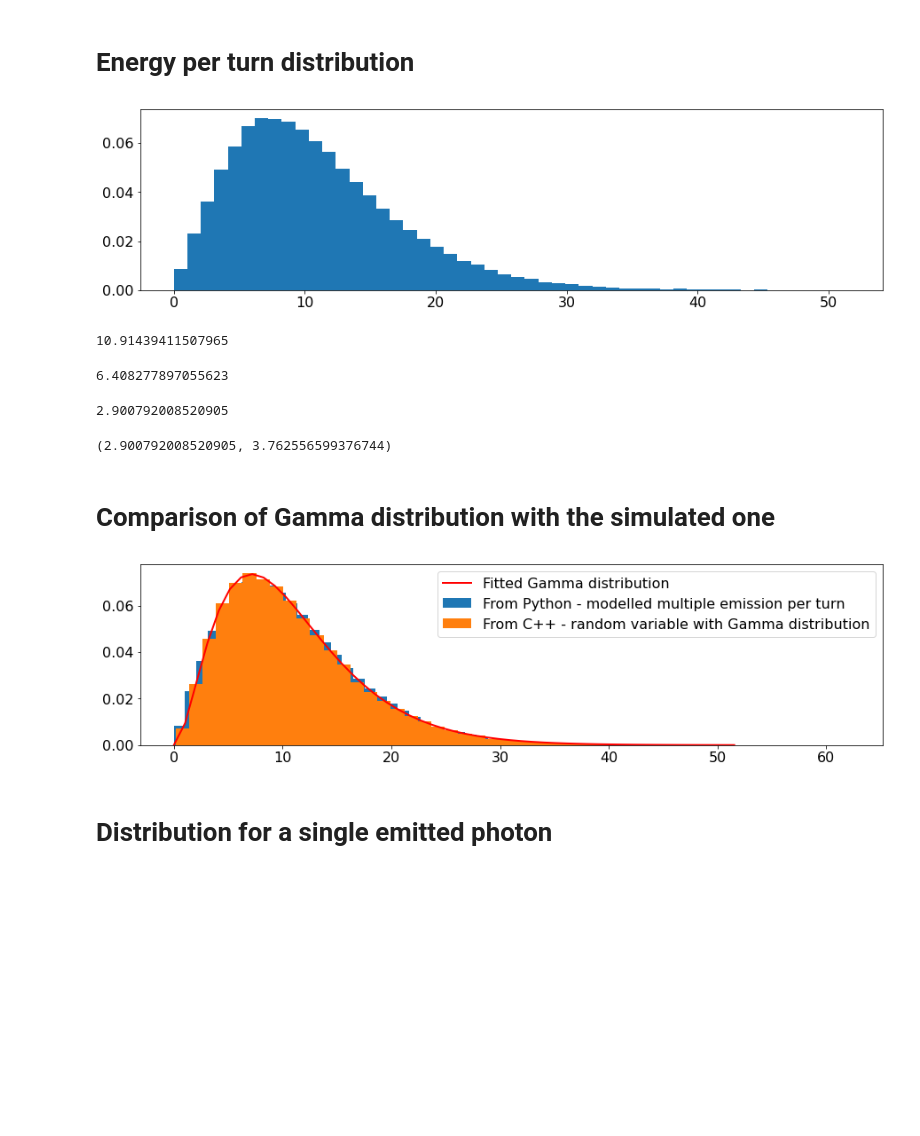
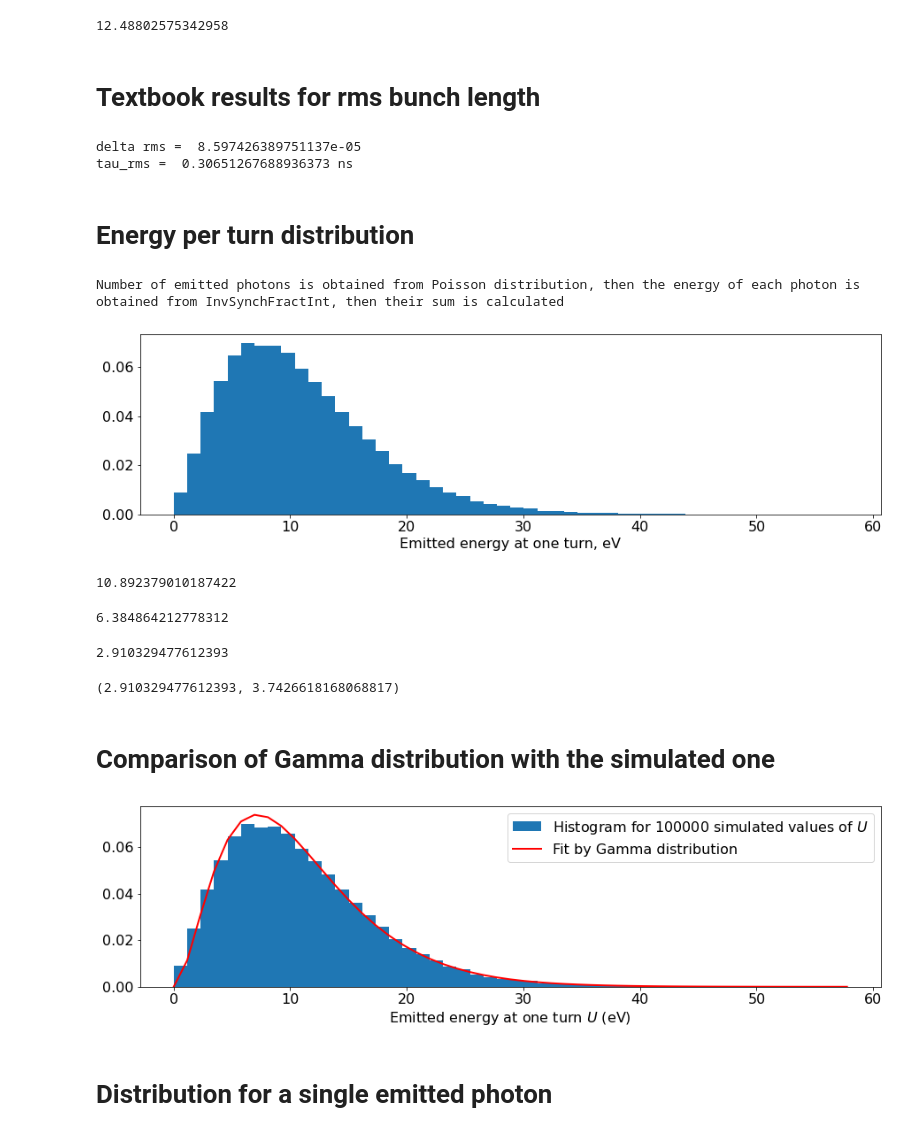
Before and after one commit to IharLobach/ursse, a Jupyter notebook: analyzing_collected_data/shifts/shift_02_28_2020/experiment_vs_simulation_random_walk.ipynb, the cells around one changed output. Cells and saved outputs as stored; diff of their text form; code cells hidden in the pictures; blank space fills up the shorter version.

Commit message:
made plots and numerical values for sync motion note

```diff
--- a/analyzing_collected_data/shifts/shift_02_28_2020/experiment_vs_simulation_random_walk.ipynb
+++ b/analyzing_collected_data/shifts/shift_02_28_2020/experiment_vs_simulation_random_walk.ipynb
@@ -13,0 +12,9 @@ shift = PathAssistant('shift_02_28_2020')
+# %%
+gamma = get_from_config("gamma")
+alpha = get_from_config("ring_alpha")
+V = get_from_config("Vrf")
+f = 1/get_from_config("IOTA_revolution_period")
+h = get_from_config("RF_q")
+c = get_from_config("c_m/s")
+rho= get_from_config("dipole_rho_m")
+D = alpha*(1/f*c/2/np.pi)/rho
@@ -14,45 +25,63 @@ shift = PathAssistant('shift_02_28_2020')
 # %%
-gamma = get_from_config("gamma")
-alpha = get_from_config("ring_alpha")
-V = 380
-f = 1/get_from_config("IOTA_revolution_period")
-h = get_from_config("RF_q")
-JE = get_from_config("damping_partition_JE")
-rho=70
-hbar_c = 0.1973269804e-4
+hbar_c = 0.1973269804e-6
 gamma_to_nav = 0.0661969
 Ec = 3 / 2 * hbar_c * pow(gamma, 3) / rho
 nav = gamma_to_nav*gamma
+save_to_config("nav", nav)
+save_to_config("Ec", Ec)
+# %%
+nav
+# %% [output]
+12.48802575342958
+# %% [markdown]
+# Textbook results for  rms bunch length
+# %%
+E0 = gamma*511000
+v0 = V/E0
+eta = alpha - 1/gamma**2
+w = 2*np.pi*h*eta
+delta_rms = 0.62e-6*gamma/np.sqrt(JE*rho)
+print("delta rms = ", delta_rms)
+tau_rms = 1e9*delta_rms/((f*h)*2*np.pi*np.sqrt(V/(2*np.pi*E0*h*np.abs(eta))))
+print("tau_rms = ", tau_rms, "ns")
+# %% [output]
+delta rms =  8.597426389751137e-05
+tau_rms =  0.30651267688936373 ns
 # %% [markdown]
 # Energy per turn distribution
 # %%
 nrev = 100000
 nphs = np.random.poisson(lam=nav, size=nrev)
 ens = np.zeros(nrev)
 for i,nph in enumerate(nphs):
     ens[i] = sum([sm.InvSynchFractInt(r) for r in np.random.rand(nph)])*Ec
 plt.hist(ens, bins=50, density=True)
+plt.xlabel("Emitted energy at one turn, eV")
+print("Number of emitted photons is obtained from Poisson distribution,"
+     " then the energy of each photon is obtained from InvSynchFractInt,"
+     " then their sum is calculated")
 plt.show()
 # %% [output]
+Number of emitted photons is obtained from Poisson distribution, then the energy of each photon is obtained from InvSynchFractInt, then their sum is calculated
-[figure, old version]
+[figure, new version]
 # %%
 Eav = np.mean(ens)
 Eav
 # %% [output]
-10.91439411507965
+10.892379010187422
 # %%
 Estd = np.std(ens)
 Estd
 # %% [output]
-6.408277897055623
+6.384864212778312
 # %%
 M = 1/(Estd/Eav)**2
 M
 # %% [output]
-2.900792008520905
+2.910329477612393
 # %%
 k = M
 theta = Eav/M
 k, theta
 # %% [output]
-(2.900792008520905, 3.762556599376744)
+(2.910329477612393, 3.7426618168068817)
@@ -63,17 +94,24 @@ shape, scale = k, theta  # mean=4, std=2*sqrt(2)
 nrolls = 100000
 s = np.random.gamma(shape, scale, nrolls)
 import scipy.special as sps
-count, bins, ignored = plt.hist(ens, bins=50, density=True,
-        label='From Python - modelled multiple emission per turn')
+fig, ax = plt.subplots()
+count, bins, ignored = ax.hist(ens, bins=50, density=True,
+        label=f'Histogram for {nrolls} simulated values of ' + r'$U$')
 y = bins**(shape-1)*(np.exp(-bins/scale) /
                      (sps.gamma(shape)*scale**shape))
-plt.plot(bins, y, linewidth=2, color='r', label='Fitted Gamma distribution')
-plt.hist(sm.RandomEnergyGammaDistribution(k, theta, nrolls, 42),
-         bins=50, density=True,
-         label='From C++ - random variable with Gamma distribution')
-plt.legend()
+ax.plot(bins, y, linewidth=2, color='r', label='Fit by Gamma distribution')
+# plt.hist(sm.RandomEnergyGammaDistribution(k, theta, nrolls, 42),
+#          bins=50, density=True,
+#          label='From C++ - random variable with Gamma distribution')
+ax.set_xlabel(r"Emitted energy at one turn $U$ (eV)")
+handles, labels = ax.get_legend_handles_labels()
+order = [1,0]
+ax.legend([handles[idx] for idx in order],[labels[idx] for idx in order])
+fig.savefig(os.path.join(images_dir,
+                             "energy_per_turn_distribution.png"),
+            dpi=300, bbox_inches='tight')
 plt.show()
 # %% [output]
-[figure, old version]
+[figure, new version]
 # %% [markdown]
 # Distribution for a single emitted photon
```
Also changed, not shown: parts of 52 cells of this notebook, 6 other files.
